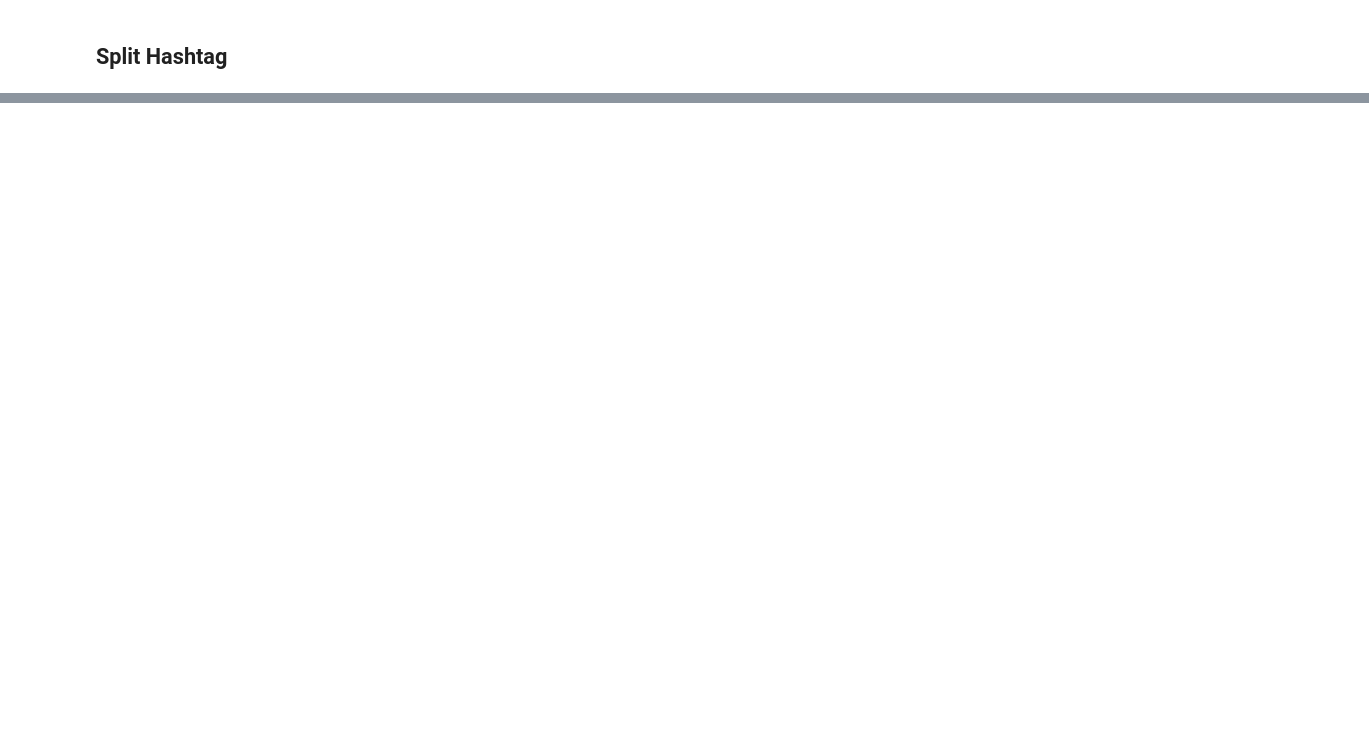
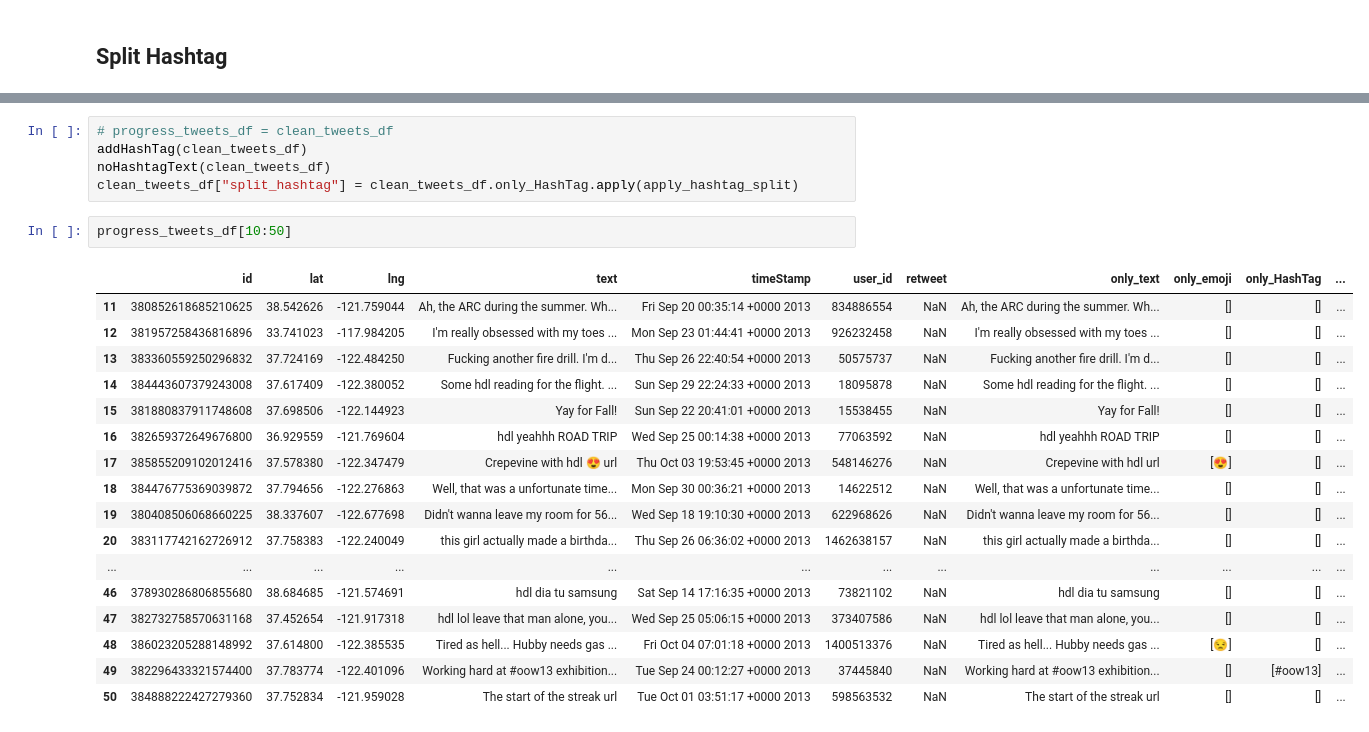
Before and after one commit to dandanbang/Emojineering, a Jupyter notebook: data_cleaning_hr.ipynb, the cells around one changed output, grey strips where cells are left out. Drawn from its saved outputs; the diff is of its cells as text; blank space fills up the shorter version.

Commit message:
data cleaning hr

```diff
--- a/data_cleaning_hr.ipynb
+++ b/data_cleaning_hr.ipynb
@@ -302,2 +370,27 @@ def apply_hashtag_split(_hashtag):
             final_hashtags.append(list(filter(None, re.split(pattern, word))))
     return final_hashtags
+# %%
+# progress_tweets_df = clean_tweets_df
+addHashTag(clean_tweets_df)
+noHashtagText(clean_tweets_df)
+clean_tweets_df["split_hashtag"] = clean_tweets_df.only_HashTag.apply(apply_hashtag_split)
+# %%
+progress_tweets_df[10:50]
+# %% [output]
+|  | id | lat | lng | text | timeStamp | user_id | retweet | only_text | only_emoji | only_HashTag | ... |
+| 11 | 380852618685210625 | 38.542626 | -121.759044 | Ah, the ARC during the summer. Wh... | Fri Sep 20 00:35:14 +0000 2013 | 834886554 | NaN | Ah, the ARC during the summer. Wh... | [] | [] | ... |
+| 12 | 381957258436816896 | 33.741023 | -117.984205 | I'm really obsessed with my toes ... | Mon Sep 23 01:44:41 +0000 2013 | 926232458 | NaN | I'm really obsessed with my toes ... | [] | [] | ... |
+| 13 | 383360559250296832 | 37.724169 | -122.484250 | Fucking another fire drill. I'm d... | Thu Sep 26 22:40:54 +0000 2013 | 50575737 | NaN | Fucking another fire drill. I'm d... | [] | [] | ... |
+| 14 | 384443607379243008 | 37.617409 | -122.380052 | Some hdl reading for the flight. ... | Sun Sep 29 22:24:33 +0000 2013 | 18095878 | NaN | Some hdl reading for the flight. ... | [] | [] | ... |
+| 15 | 381880837911748608 | 37.698506 | -122.144923 | Yay for Fall! | Sun Sep 22 20:41:01 +0000 2013 | 15538455 | NaN | Yay for Fall! | [] | [] | ... |
+| 16 | 382659372649676800 | 36.929559 | -121.769604 | hdl yeahhh ROAD TRIP | Wed Sep 25 00:14:38 +0000 2013 | 77063592 | NaN | hdl yeahhh ROAD TRIP | [] | [] | ... |
+| 17 | 385855209102012416 | 37.578380 | -122.347479 | Crepevine with hdl 😍 url | Thu Oct 03 19:53:45 +0000 2013 | 548146276 | NaN | Crepevine with hdl url | [😍] | [] | ... |
+| 18 | 384476775369039872 | 37.794656 | -122.276863 | Well, that was a unfortunate time... | Mon Sep 30 00:36:21 +0000 2013 | 14622512 | NaN | Well, that was a unfortunate time... | [] | [] | ... |
+| 19 | 380408506068660225 | 38.337607 | -122.677698 | Didn't wanna leave my room for 56... | Wed Sep 18 19:10:30 +0000 2013 | 622968626 | NaN | Didn't wanna leave my room for 56... | [] | [] | ... |
+| 20 | 383117742162726912 | 37.758383 | -122.240049 | this girl actually made a birthda... | Thu Sep 26 06:36:02 +0000 2013 | 1462638157 | NaN | this girl actually made a birthda... | [] | [] | ... |
+| ... | ... | ... | ... | ... | ... | ... | ... | ... | ... | ... | ... |
+| 46 | 378930286806855680 | 38.684685 | -121.574691 | hdl dia tu samsung | Sat Sep 14 17:16:35 +0000 2013 | 73821102 | NaN | hdl dia tu samsung | [] | [] | ... |
+| 47 | 382732758570631168 | 37.452654 | -121.917318 | hdl lol leave that man alone, you... | Wed Sep 25 05:06:15 +0000 2013 | 373407586 | NaN | hdl lol leave that man alone, you... | [] | [] | ... |
+| 48 | 386023205288148992 | 37.614800 | -122.385535 | Tired as hell... Hubby needs gas ... | Fri Oct 04 07:01:18 +0000 2013 | 1400513376 | NaN | Tired as hell... Hubby needs gas ... | [😒] | [] | ... |
+| 49 | 382296433321574400 | 37.783774 | -122.401096 | Working hard at #oow13 exhibition... | Tue Sep 24 00:12:27 +0000 2013 | 37445840 | NaN | Working hard at #oow13 exhibition... | [] | [#oow13] | ... |
+| 50 | 384888222427279360 | 37.752834 | -121.959028 | The start of the streak url | Tue Oct 01 03:51:17 +0000 2013 | 598563532 | NaN | The start of the streak url | [] | [] | ... |
```
Also changed, not shown: parts of 10 cells of this notebook.
